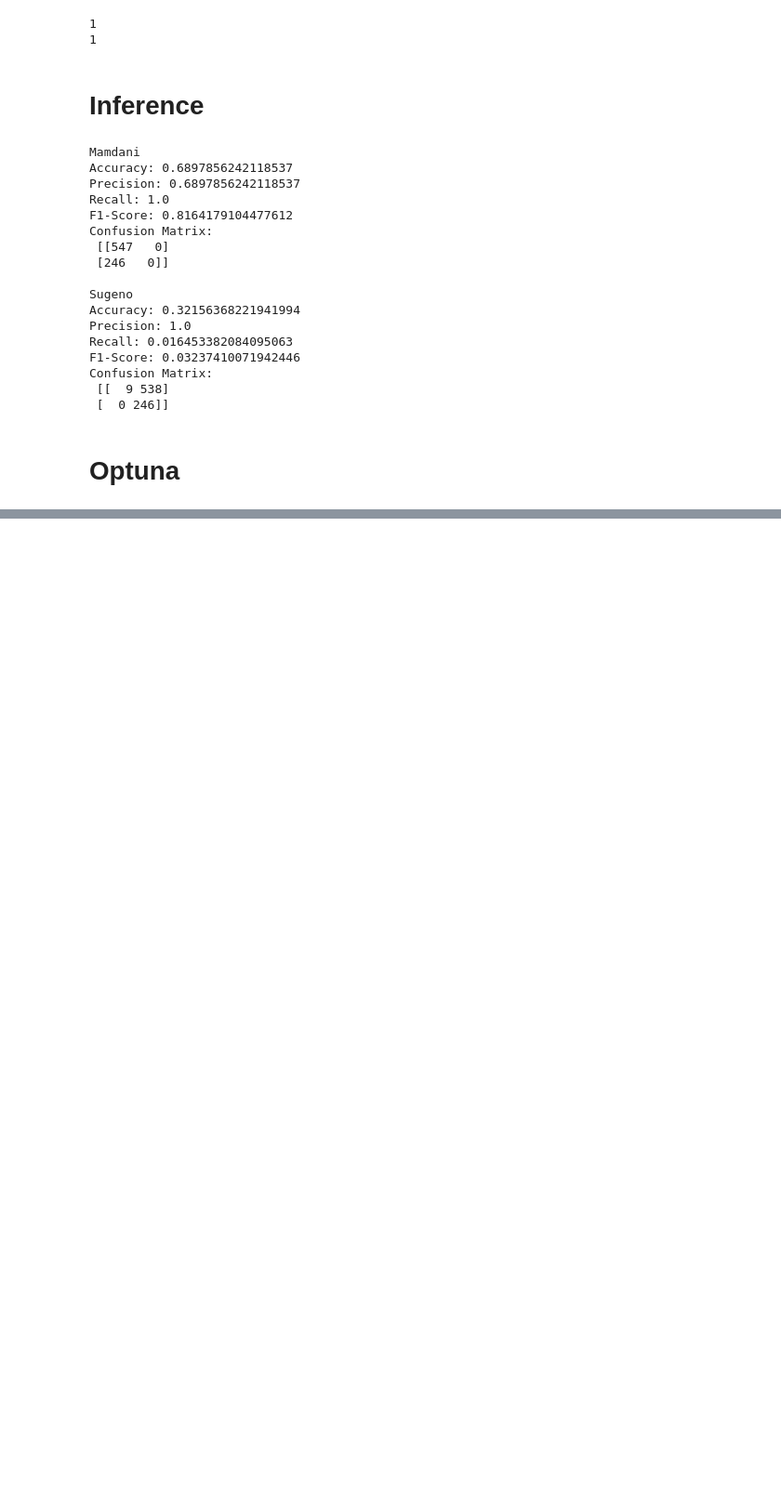
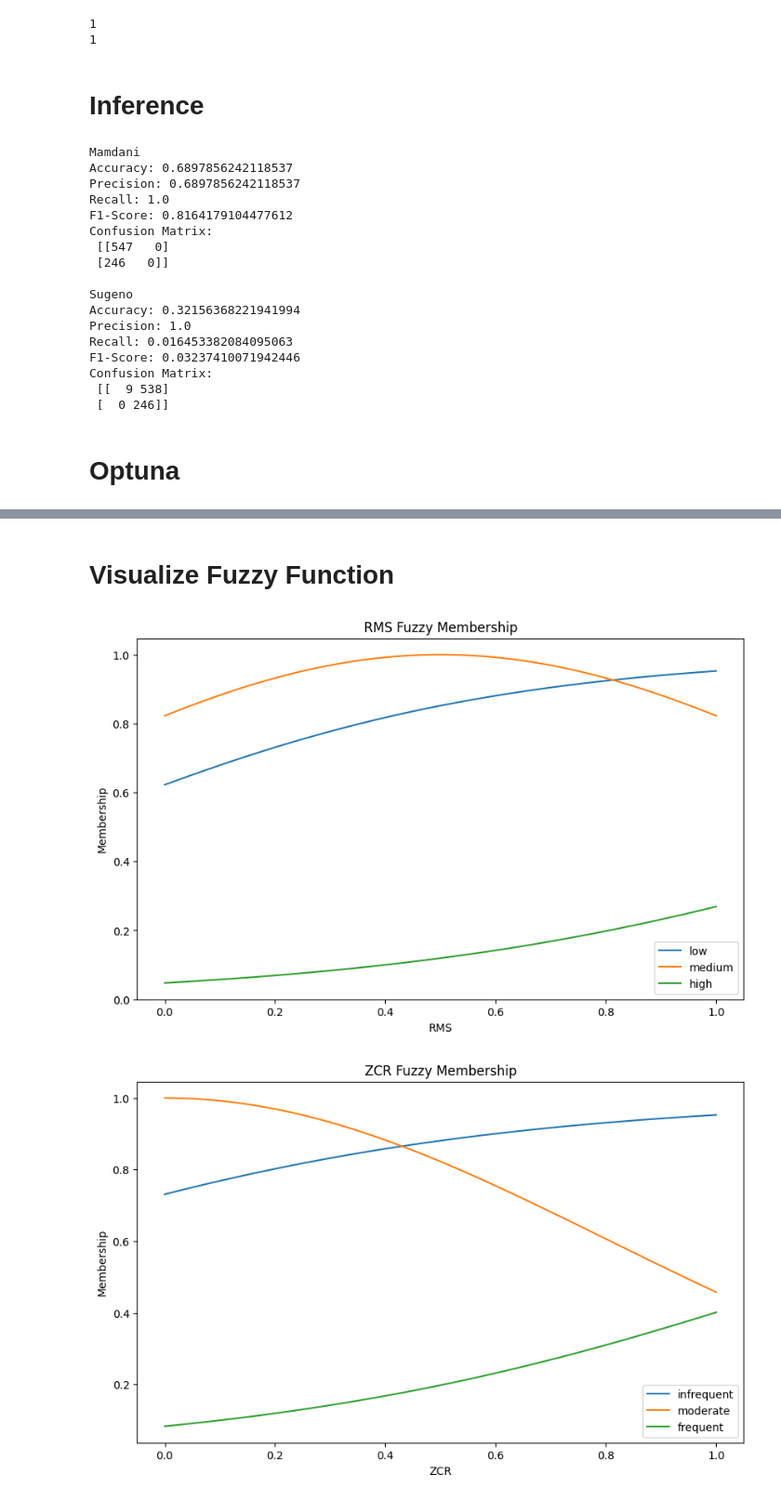
Before and after one commit to FathanAM0/Dasar-Kecerdasan-Artificial_Tugas-Besar, a Jupyter notebook: code_3-Fuzzy.ipynb, the cells around one changed output, grey strips where cells are left out. Shown at 93% size. Cells and saved outputs as stored; diff of their text form; code cells hidden in the pictures; blank space fills up the shorter version.

```diff
--- a/code_3-Fuzzy.ipynb
+++ b/code_3-Fuzzy.ipynb
@@ -422 +435,28 @@ KeyboardInterrupt
 KeyboardInterrupt:
+# %% [markdown]
+# Visualize Fuzzy Function
+# %%
+import numpy as np
+import matplotlib.pyplot as plt
+
+# Sigmoid membership function
+def sigmf(x, c, s):
+    return 1 / (1 + np.exp(-s * (x - c)))
+
+# Gaussian membership function
+def gaussmf(x, mean, sigma):
+    return np.exp(-0.5 * ((x - mean) / sigma) ** 2)
+
+def fuzzify_rms(val):
+    return {
+        'low': sigmf(val, RMS_LOW_C, RMS_LOW_S),
+        'medium': gaussmf(val, RMS_MEDIUM_M, RMS_MEDIUM_S),
+        'high': sigmf(val, RMS_HIGH_C, RMS_HIGH_S)
+    }
+
+def fuzzify_zcr(val):
+    return {
+        'infrequent': sigmf(val, ZCR_INFREQ_C, ZCR_INFREQ_S),
+        'moderate': gaussmf(val, ZCR_MODERATE_M, ZCR_MODERATE_S),
+        'frequent': sigmf(val, ZCR_FREQ_C, ZCR_FREQ_S)
+    }
@@ -422,0 +501,23 @@ KeyboardInterrupt:
+# %%
+plt.figure(figsize=(10, 6))
+plt.plot(x_axis, low, label='low')
+plt.plot(x_axis, medium, label='medium')
+plt.plot(x_axis, high, label='high')
+plt.xlabel('RMS')
+plt.ylabel('Membership')
+plt.title('RMS Fuzzy Membership')
+plt.legend()
+plt.show()
+
+plt.figure(figsize=(10, 6))
+plt.plot(x_axis, infrequent, label='infrequent')
+plt.plot(x_axis, moderate, label='moderate')
+plt.plot(x_axis, frequent, label='frequent')
+plt.xlabel('ZCR')
+plt.ylabel('Membership')
+plt.title('ZCR Fuzzy Membership')
+plt.legend()
+plt.show()
+# %% [output]
+[figure, added]
+[figure, added]
```
Also changed, not shown: parts of 15 cells of this notebook, 1 other file.
